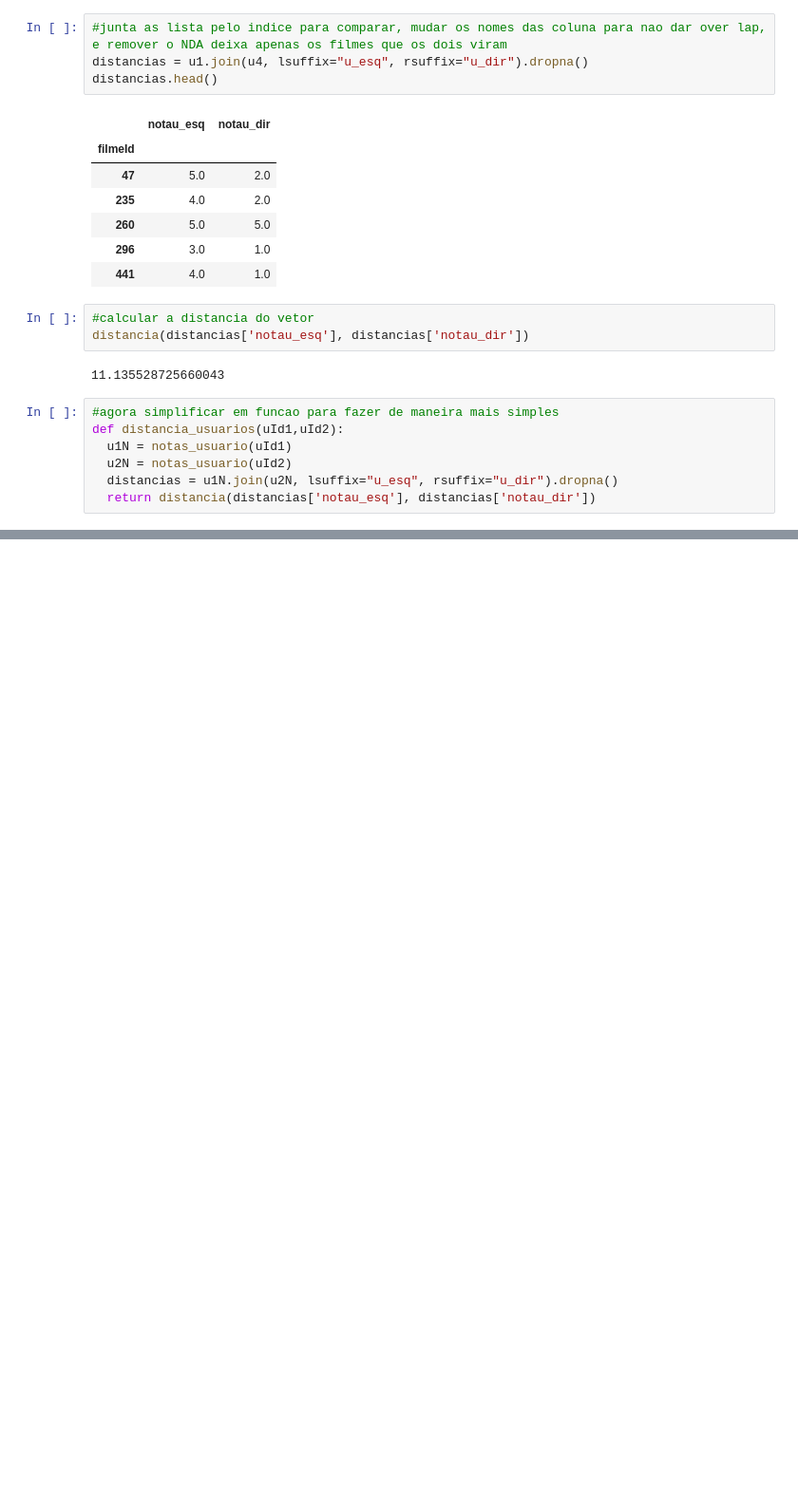
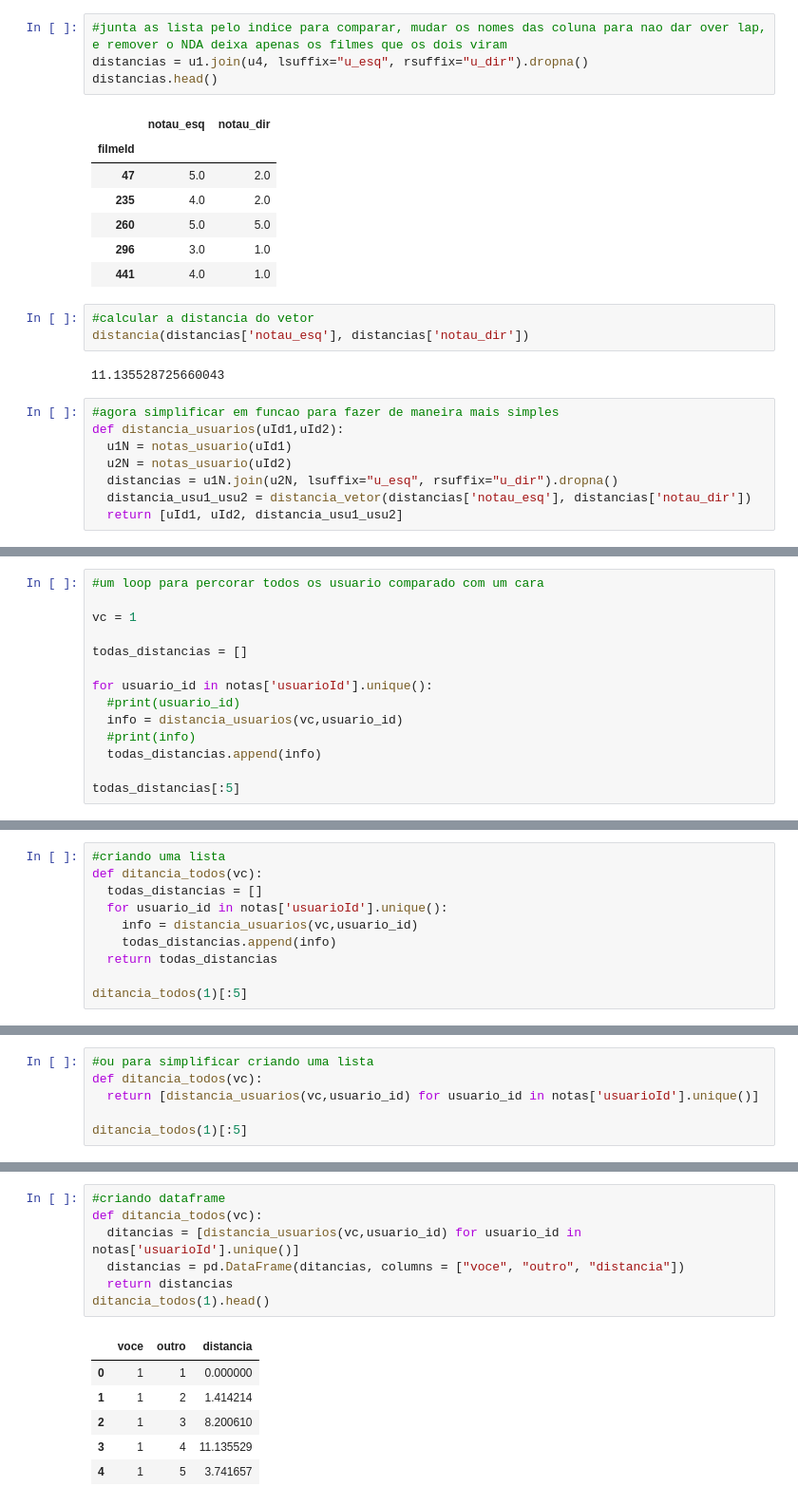
Before and after one commit to EduardoMoraesRitter/introducao-a-sistemas-de-recomendacao-com-python, a Jupyter notebook: distância_euclidiana_entre_usuários.ipynb, the cells around one changed output, grey strips where cells are left out. Shown at 95% size. Saved outputs shown, nothing was run; the diff lists cells and outputs as text; blank space fills up the shorter version.

```diff
--- a/distância_euclidiana_entre_usuários.ipynb
+++ b/distância_euclidiana_entre_usuários.ipynb
@@ -153,7 +153,8 @@ def distancia_usuarios(uId1,uId2):
   u1N = notas_usuario(uId1)
   u2N = notas_usuario(uId2)
   distancias = u1N.join(u2N, lsuffix="u_esq", rsuffix="u_dir").dropna()
-  return distancia(distancias['notau_esq'], distancias['notau_dir'])
+  distancia_usu1_usu2 = distancia_vetor(distancias['notau_esq'], distancias['notau_dir'])
+  return [uId1, uId2, distancia_usu1_usu2]
 # %%
 distancia_usuarios(1,4)
 # %% [output]
@@ -160,0 +169,14 @@ distancia_usuarios(1,4)
+# %%
+#um loop para percorar todos os usuario comparado com um cara
+
+vc = 1
+
+todas_distancias = []
+
+for usuario_id in notas['usuarioId'].unique():
+  #print(usuario_id)
+  info = distancia_usuarios(vc,usuario_id)
+  #print(info)
+  todas_distancias.append(info)
+
+todas_distancias[:5]
@@ -160,0 +189,10 @@ distancia_usuarios(1,4)
+# %%
+#criando uma lista
+def ditancia_todos(vc):
+  todas_distancias = []
+  for usuario_id in notas['usuarioId'].unique():
+    info = distancia_usuarios(vc,usuario_id)
+    todas_distancias.append(info)
+  return todas_distancias
+
+ditancia_todos(1)[:5]
@@ -160,0 +205,6 @@ distancia_usuarios(1,4)
+# %%
+#ou para simplificar criando uma lista
+def ditancia_todos(vc):
+  return [distancia_usuarios(vc,usuario_id) for usuario_id in notas['usuarioId'].unique()]
+
+ditancia_todos(1)[:5]
@@ -160,0 +217,14 @@ distancia_usuarios(1,4)
+# %%
+#criando dataframe
+def ditancia_todos(vc):
+  ditancias = [distancia_usuarios(vc,usuario_id) for usuario_id in notas['usuarioId'].unique()]
+  distancias = pd.DataFrame(ditancias, columns = ["voce", "outro", "distancia"])
+  return distancias
+ditancia_todos(1).head()
+# %% [output]
+|  | voce | outro | distancia |
+| 0 | 1 | 1 | 0.000000 |
+| 1 | 1 | 2 | 1.414214 |
+| 2 | 1 | 3 | 8.200610 |
+| 3 | 1 | 4 | 11.135529 |
+| 4 | 1 | 5 | 3.741657 |
```
Also changed, not shown: parts of 13 cells of this notebook.
